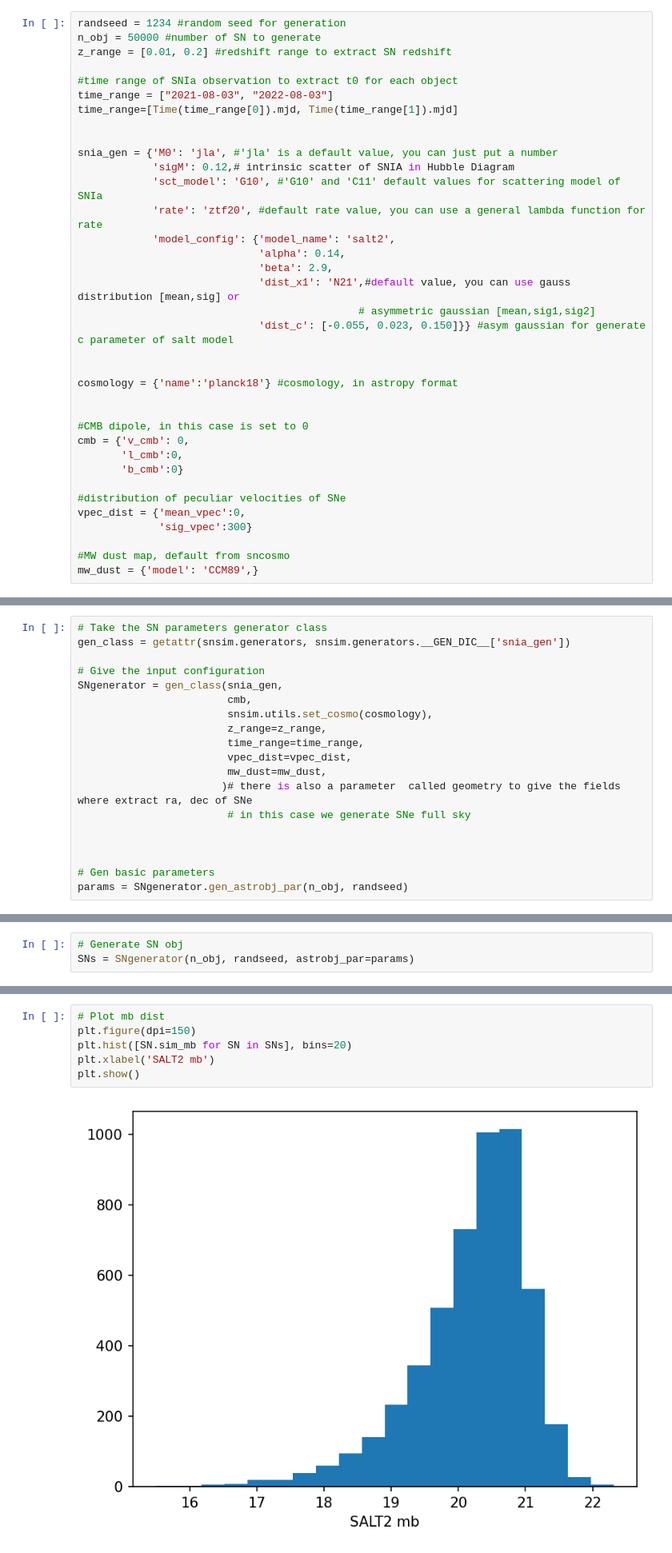
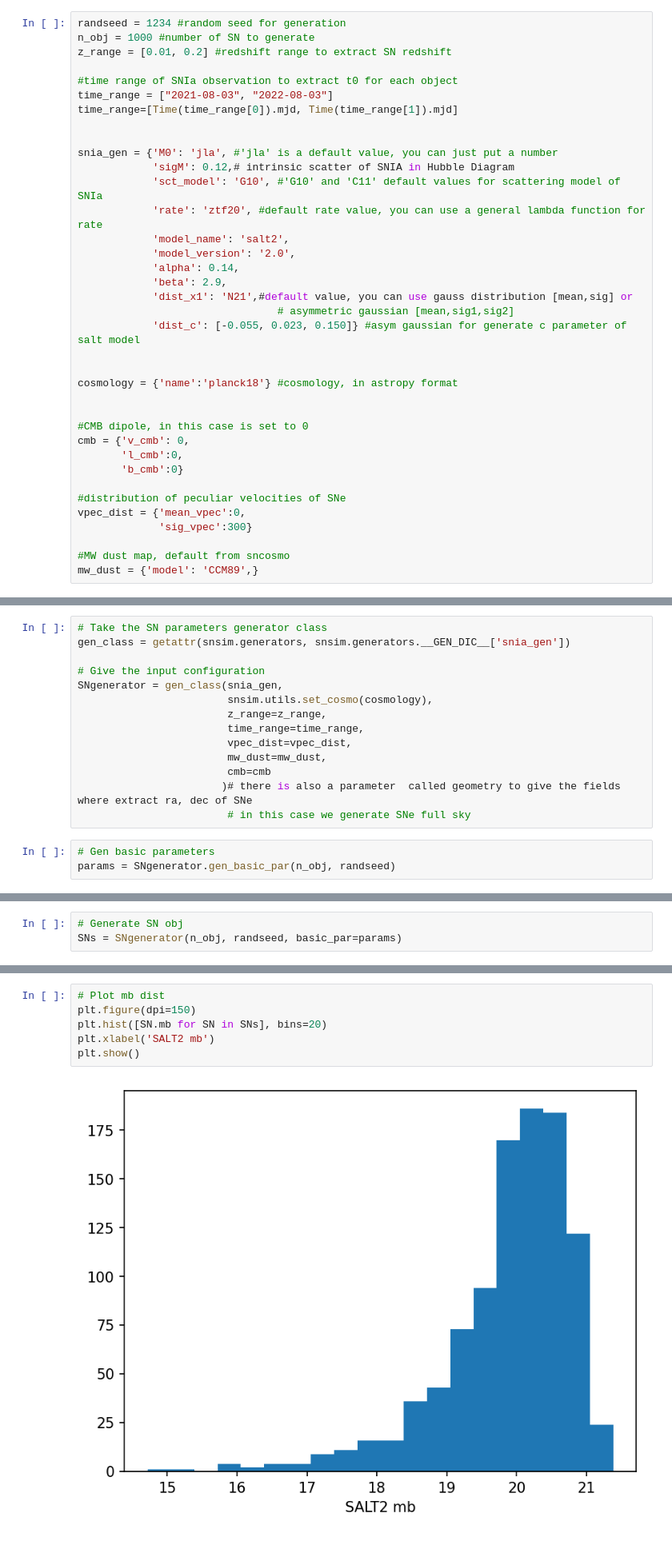
Before and after one commit to bastiencarreres/snsim, a Jupyter notebook: Examples/Gen_SN_Parameters.ipynb, the cells around one changed output, grey strips where cells are left out. Shown: that part at 80% size. Cells and saved outputs as stored; diff of their text form.

```diff
--- a/Examples/Gen_SN_Parameters.ipynb
+++ b/Examples/Gen_SN_Parameters.ipynb
@@ -19,7 +17,7 @@ snsim.dust_utils.check_files_and_download()
 ### SN generator parameters
 # %%
 randseed = 1234 #random seed for generation
-n_obj = 50000 #number of SN to generate
+n_obj = 1000 #number of SN to generate
 z_range = [0.01, 0.2] #redshift range to extract SN redshift
 
 #time range of SNIa observation to extract t0 for each object
@@ -31,12 +29,13 @@ snia_gen = {'M0': 'jla', #'jla' is a default value, you can just put a number
             'sigM': 0.12,# intrinsic scatter of SNIA in Hubble Diagram
             'sct_model': 'G10', #'G10' and 'C11' default values for scattering model of SNIa
             'rate': 'ztf20', #default rate value, you can use a general lambda function for rate
-            'model_config': {'model_name': 'salt2',
-                             'alpha': 0.14,
-                             'beta': 2.9,
-                             'dist_x1': 'N21',#default value, you can use gauss distribution [mean,sig] or
-                                             # asymmetric gaussian [mean,sig1,sig2]
-                             'dist_c': [-0.055, 0.023, 0.150]}} #asym gaussian for generate c parameter of salt model
+            'model_name': 'salt2',
+            'model_version': '2.0',
+            'alpha': 0.14,
+            'beta': 2.9,
+            'dist_x1': 'N21',#default value, you can use gauss distribution [mean,sig] or
+                                # asymmetric gaussian [mean,sig1,sig2]
+            'dist_c': [-0.055, 0.023, 0.150]} #asym gaussian for generate c parameter of salt model
 
 
 cosmology = {'name':'planck18'} #cosmology, in astropy format
@@ -61,19 +60,17 @@ gen_class = getattr(snsim.generators, snsim.generators.__GEN_DIC__['snia_gen'])
 
 # Give the input configuration
 SNgenerator = gen_class(snia_gen,
-                        cmb,
                         snsim.utils.set_cosmo(cosmology),
                         z_range=z_range,
                         time_range=time_range,
                         vpec_dist=vpec_dist,
                         mw_dust=mw_dust,
+                        cmb=cmb
                        )# there is also a parameter  called geometry to give the fields where extract ra, dec of SNe
                         # in this case we generate SNe full sky
-
-
-
-# Gen basic parameters
-params = SNgenerator.gen_astrobj_par(n_obj, randseed)
+# %%
+# Gen basic parameters
+params = SNgenerator.gen_basic_par(n_obj, randseed)
 # %% [markdown]
 ## some plots to show what we generate for the moment ( hust general parameters)
 # %%
@@ -97,7 +94,7 @@ plt.show()
 ## Now generate SN parameters calling the generator object
 # %%
 # Generate SN obj
-SNs = SNgenerator(n_obj, randseed, astrobj_par=params)
+SNs = SNgenerator(n_obj, randseed, basic_par=params)
 # %% [markdown]
 #### some plots to show the generated parameters
 # %%
@@ -119,11 +116,11 @@ plt.show()
 # %%
 # Plot mb dist
 plt.figure(dpi=150)
-plt.hist([SN.sim_mb for SN in SNs], bins=20)
+plt.hist([SN.mb for SN in SNs], bins=20)
 plt.xlabel('SALT2 mb')
 plt.show()
 # %% [output]
-[figure, old version]
+[figure, new version]
 # %%
 # Plot HD (with peculiar velocities effect on z)
 plt.figure(dpi=150)
```
Also changed, not shown: parts of 9 cells of this notebook, 1 other file.
